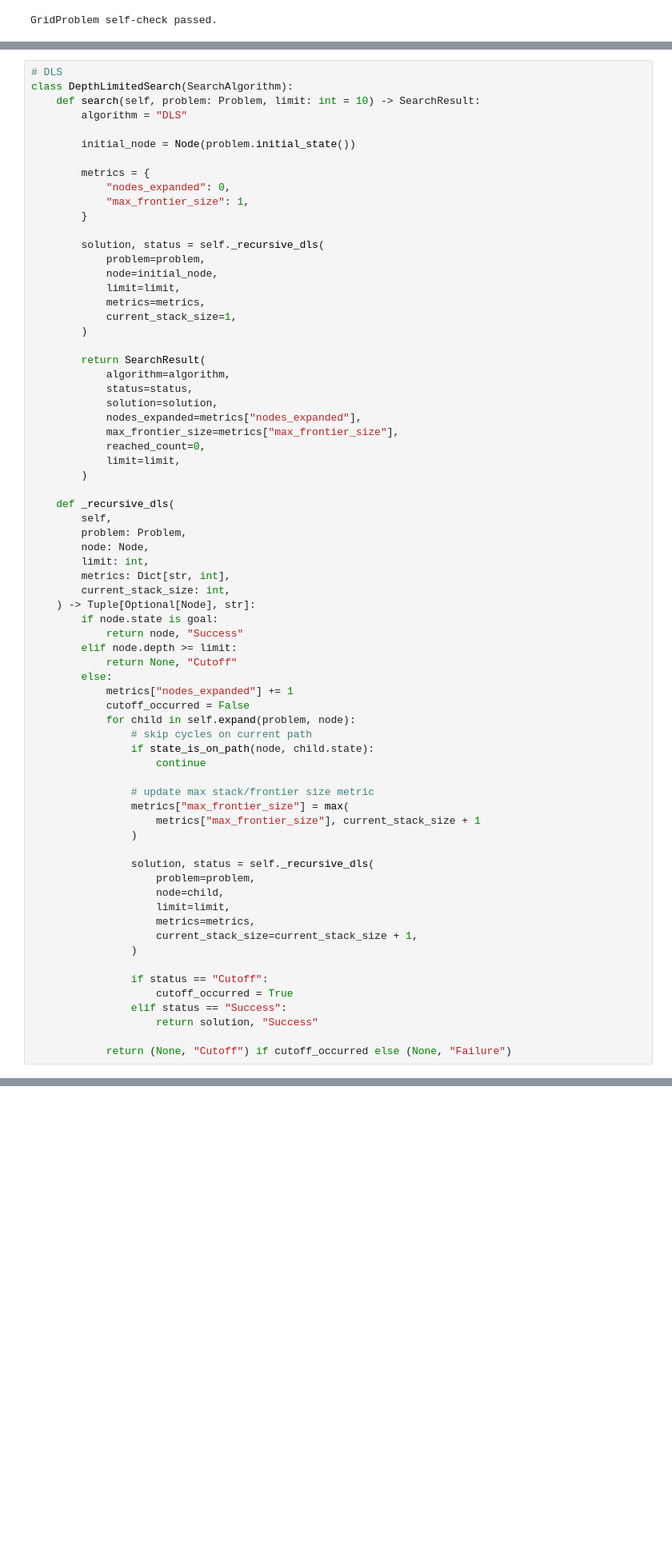
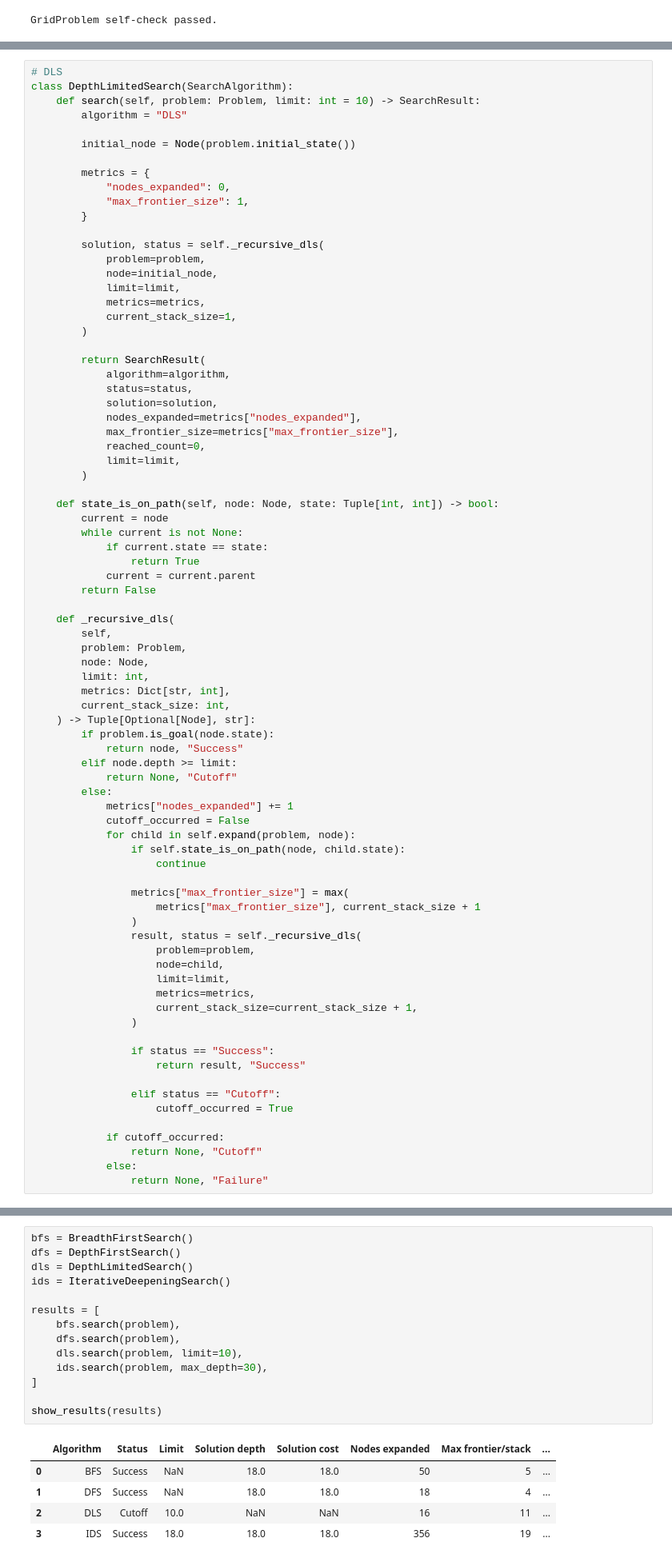
Before and after one commit to Vera-Dugah/AI_Lab1_Lab2_Vera_Dugah, a Jupyter notebook: Vera_Dugah_Lab_1A.ipynb, the cells around one changed output, grey strips where cells are left out. Shown at 80% size. Saved outputs shown, nothing was run; the diff lists cells and outputs as text; blank space fills up the shorter version.

```diff
--- a/Vera_Dugah_Lab_1A.ipynb
+++ b/Vera_Dugah_Lab_1A.ipynb
@@ -428,6 +427,14 @@ class DepthLimitedSearch(SearchAlgorithm):
             limit=limit,
         )
 
+    def state_is_on_path(self, node: Node, state: Tuple[int, int]) -> bool:
+        current = node
+        while current is not None:
+            if current.state == state:
+                return True
+            current = current.parent
+        return False
+
     def _recursive_dls(
         self,
         problem: Problem,
@@ -436,7 +443,7 @@ class DepthLimitedSearch(SearchAlgorithm):
         metrics: Dict[str, int],
         current_stack_size: int,
     ) -> Tuple[Optional[Node], str]:
-        if node.state is goal:
+        if problem.is_goal(node.state):
             return node, "Success"
         elif node.depth >= limit:
             return None, "Cutoff"
@@ -444,16 +451,13 @@ class DepthLimitedSearch(SearchAlgorithm):
             metrics["nodes_expanded"] += 1
             cutoff_occurred = False
             for child in self.expand(problem, node):
-                # skip cycles on current path
-                if state_is_on_path(node, child.state):
+                if self.state_is_on_path(node, child.state):
                     continue
 
-                # update max stack/frontier size metric
                 metrics["max_frontier_size"] = max(
                     metrics["max_frontier_size"], current_stack_size + 1
                 )
-
-                solution, status = self._recursive_dls(
+                result, status = self._recursive_dls(
                     problem=problem,
                     node=child,
                     limit=limit,
@@ -461,9 +465,13 @@ class DepthLimitedSearch(SearchAlgorithm):
                     current_stack_size=current_stack_size + 1,
                 )
 
-                if status == "Cutoff":
+                if status == "Success":
+                    return result, "Success"
+
+                elif status == "Cutoff":
                     cutoff_occurred = True
-                elif status == "Success":
-                    return solution, "Success"
 
-            return (None, "Cutoff") if cutoff_occurred else (None, "Failure")
+            if cutoff_occurred:
+                return None, "Cutoff"
+            else:
+                return None, "Failure"
@@ -469,0 +525,20 @@ class DepthLimitedSearch(SearchAlgorithm):
+# %%
+bfs = BreadthFirstSearch()
+dfs = DepthFirstSearch()
+dls = DepthLimitedSearch()
+ids = IterativeDeepeningSearch()
+
+results = [
+    bfs.search(problem),
+    dfs.search(problem),
+    dls.search(problem, limit=10),
+    ids.search(problem, max_depth=30),
+]
+
+show_results(results)
+# %% [output]
+|  | Algorithm | Status | Limit | Solution depth | Solution cost | Nodes expanded | Max frontier/stack | ... |
+| 0 | BFS | Success | NaN | 18.0 | 18.0 | 50 | 5 | ... |
+| 1 | DFS | Success | NaN | 18.0 | 18.0 | 18 | 4 | ... |
+| 2 | DLS | Cutoff | 10.0 | NaN | NaN | 16 | 11 | ... |
+| 3 | IDS | Success | 18.0 | 18.0 | 18.0 | 356 | 19 | ... |
```
Also changed, not shown: parts of 11 cells of this notebook.
